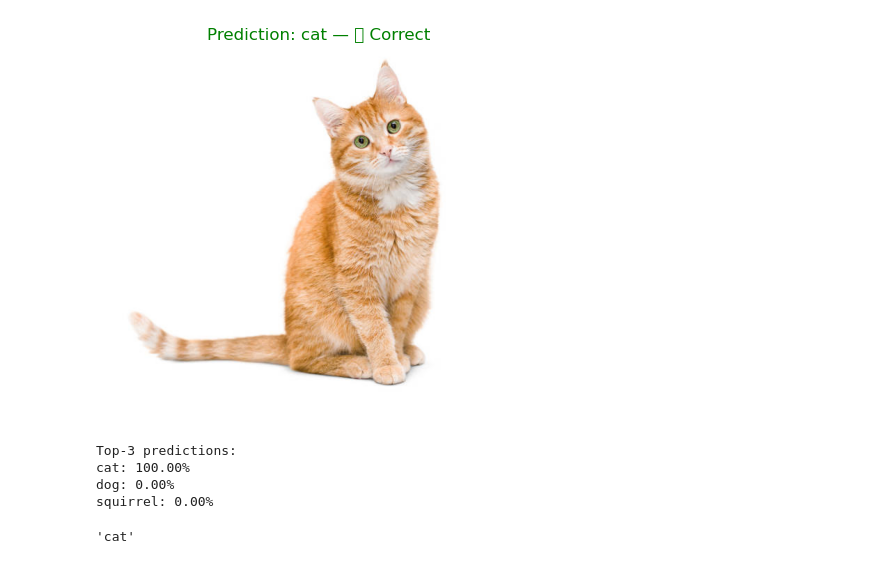
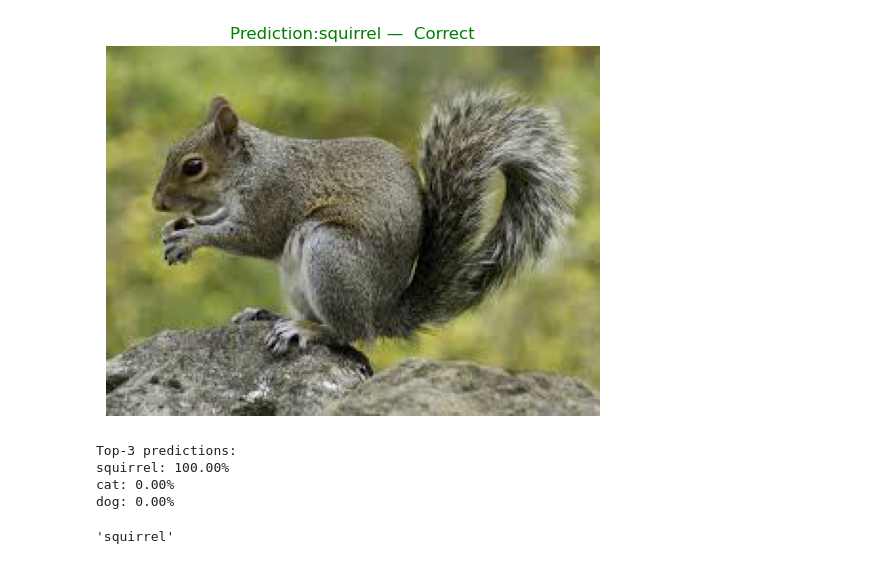
Before and after one commit to tejaldbhatti/Project2_DL_CNN, a Jupyter notebook: Animal_predictor.ipynb, the cells around one changed output. Cells and saved outputs as stored; diff of their text form; code cells hidden in the pictures.

Commit message:
Animal  predictor update with model 6

```diff
--- a/Animal_predictor.ipynb
+++ b/Animal_predictor.ipynb
@@ -8,7 +8,7 @@ from tensorflow.keras.models import load_model
 from tensorflow.keras.applications.mobilenet_v2 import preprocess_input
 
 # 1. Load your saved model
-model = load_model("Model_7/best_model_mobilenetv2.keras")
+model = load_model("Model_6/best_model_model6.keras")
 
 # 2. Define the class names (must match training order!)
 class_names = ['dog', 'horse', 'elephant', 'butterfly', 'chicken', 'cat', 'cow', 'sheep', 'spider', 'squirrel']
@@ -55,8 +55,8 @@ def predict_image_from_url(image_url, true_label=None):
     return predicted_label
 # %%
 # Image URL and expected label
-url = "https://media.istockphoto.com/id/1443562748/fr/photo/mignon-chat-gingembre.jpg?s=612x612&w=0&k=20&c=ygNVVnqLk9V8BWu4VQ0D21u7-daIyHUoyKlCcx3K1E8="
-true_label = "cat"  # Update based on what it should be
+url = "https://encrypted-tbn0.gstatic.com/images?q=tbn:ANd9GcQoFuHD75HQ9XIUI9787PK-3ukLdefyc8z0Tw&s"
+true_label = "squirrel"  # Update based on what it should be
 
 # Run prediction
 predict_image_from_url(url, true_label)
@@ -65,6 +65,6 @@ predict_image_from_url(url, true_label)
-[figure, old version]
+[figure, new version]
 Top-3 predictions:
-cat: 100.00%
+squirrel: 100.00%
+cat: 0.00%
 dog: 0.00%
-squirrel: 0.00%
-'cat'
+'squirrel'
```
Also changed, not shown: parts of 1 cell of this notebook.
